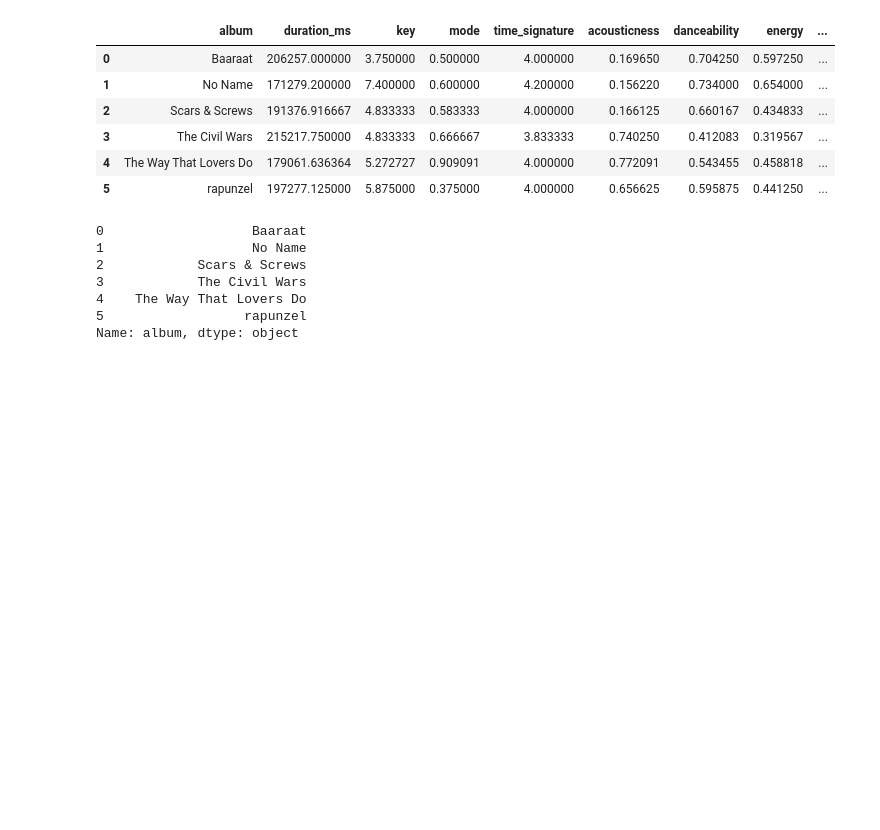
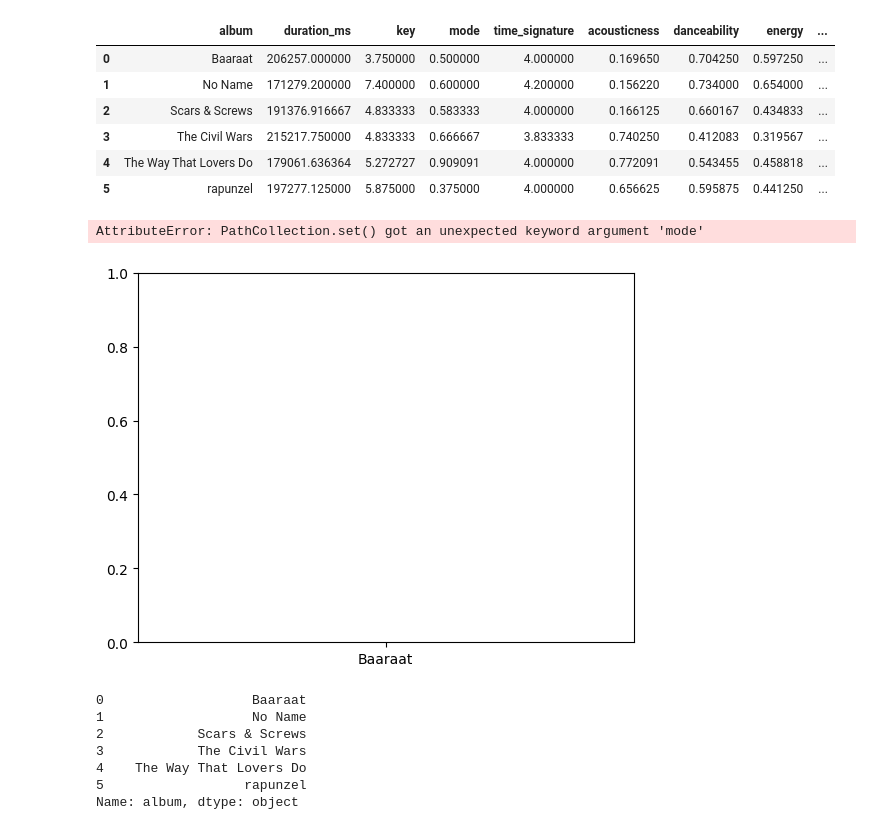
Before and after one commit to prrrathm/spotipy-analysis, a Jupyter notebook: DAVProjectFinal.ipynb, the cells around one changed output. Saved outputs shown, nothing was run; the diff lists cells and outputs as text; code cells hidden in the pictures; blank space fills up the shorter version.

```diff
--- a/DAVProjectFinal.ipynb
+++ b/DAVProjectFinal.ipynb
@@ -146,18 +184,21 @@ The default value of numeric_only in DataFrameGroupBy.mean is deprecated. In a f
 # %%
 album = summaryDF['album']
 fig = go.Figure()
-fig.add_trace(go.Scatter(x=album, y=DF1['danceability'],
+fig.add_trace(sns.scatterplot(x=album, y=DF1['danceability'],
                          mode='lines+markers', name='Avg. Danceability',))
-fig.add_trace(go.Scatter(x=album, y=DF1['energy'],
+fig.add_trace(sns.scatterplot(x=album, y=DF1['energy'],
                          mode='lines+markers', name='Avg. Energy'))
-fig.add_trace(go.Scatter(x=album, y=DF1['liveness'],
+fig.add_trace(sns.scatterplot(x=album, y=DF1['liveness'],
                          mode='lines+markers', name='Avg. Liveness'))
-fig.add_trace(go.Scatter(x=album, y=DF1['valence'],
+fig.add_trace(sns.scatterplot(x=album, y=DF1['valence'],
                          mode='lines+markers', name='Avg. Valence'))
-fig.add_trace(go.Scatter(x=album, y=DF1['acousticness'],
+fig.add_trace(sns.scatterplot(x=album, y=DF1['acousticness'],
                          mode='lines+markers', name='Avg. Acousticness'))
-fig.add_trace(go.Scatter(x=album, y=DF1['speechiness'],
+fig.add_trace(sns.scatterplot(x=album, y=DF1['speechiness'],
                          mode='lines+markers', name='Avg. Speechiness'))
+# %% [output]
+AttributeError: PathCollection.set() got an unexpected keyword argument 'mode'
+[figure, added]
 # %%
 summaryDF['album']
 # %% [output]
```
Also changed, not shown: parts of 7 cells of this notebook.
